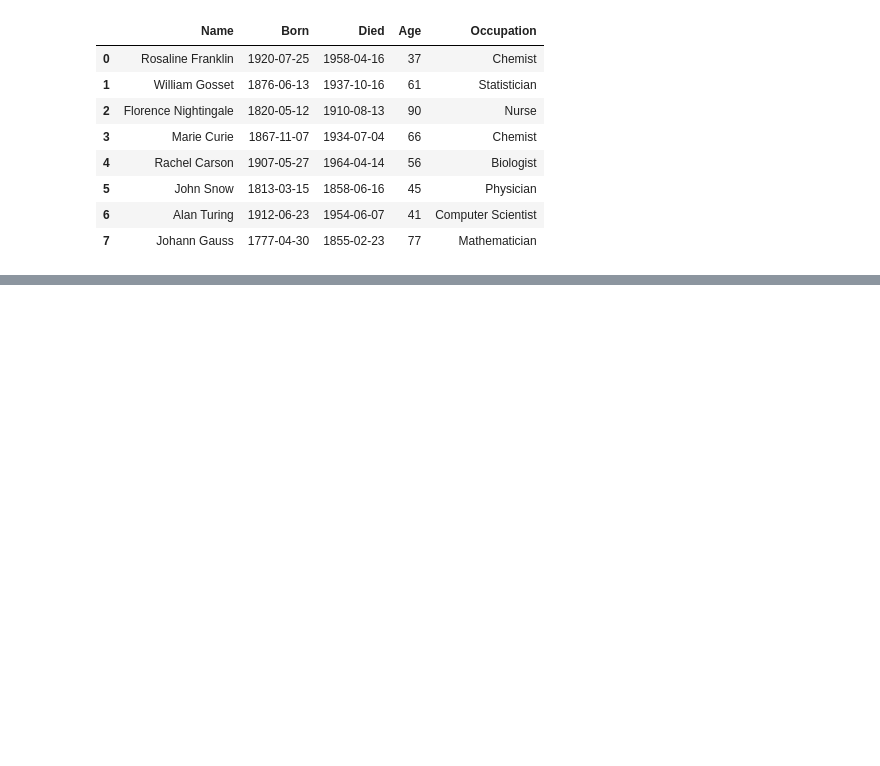
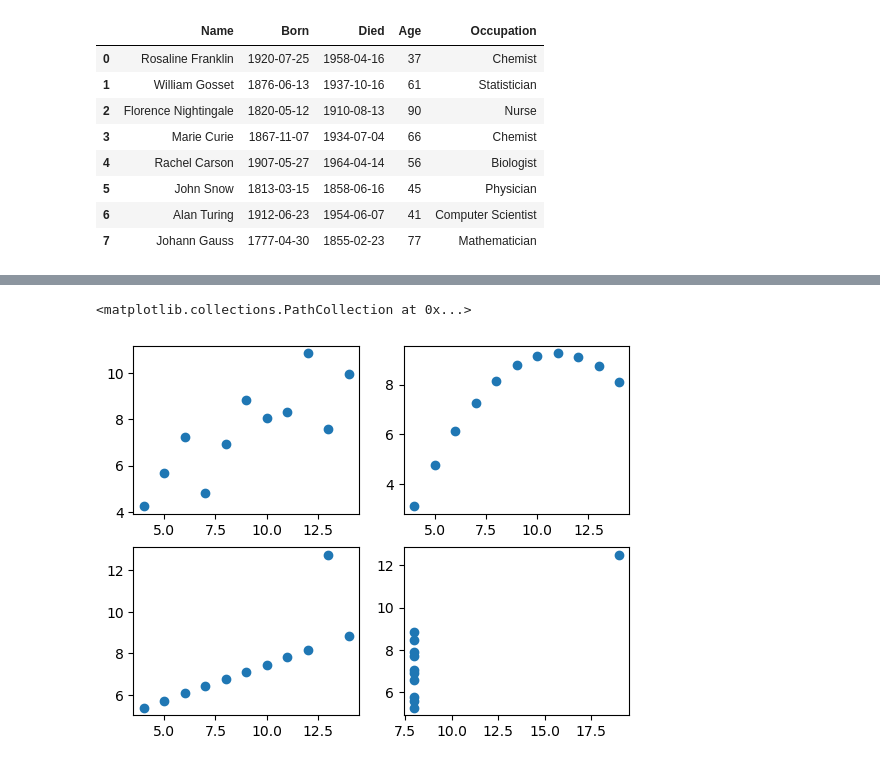
Before and after one commit to layla-focalors/pandas_learning, a Jupyter notebook: Ptest-1N19/Day2.ipynb, the cells around one changed output, grey strips where cells are left out. Cells and saved outputs as stored; diff of their text form; code cells hidden in the pictures; blank space fills up the shorter version.

```diff
--- a/Ptest-1N19/Day2.ipynb
+++ b/Ptest-1N19/Day2.ipynb
@@ -504,0 +587,19 @@ os.listdir('./')
+# %%
+dat1 = df[df['dataset'] == 'I']
+dat2 = df[df['dataset'] == 'II']
+dat3 = df[df['dataset'] == 'III']
+dat4 = df[df['dataset'] == 'IV']
+
+ax = plt.figure()
+axes1 = ax.add_subplot(2, 2, 1)
+axes2 = ax.add_subplot(2, 2, 2)
+axes3 = ax.add_subplot(2, 2, 3)
+axes4 = ax.add_subplot(2, 2, 4)
+
+axes1.scatter(dat1['x'], dat1['y'])
+axes2.scatter(dat2['x'], dat2['y'])
+axes3.scatter(dat3['x'], dat3['y'])
+axes4.scatter(dat4['x'], dat4['y'])
+# %% [output]
+<matplotlib.collections.PathCollection at 0x...>
+[figure, added]
```
Also changed, not shown: parts of 31 cells of this notebook, 4 other files.
